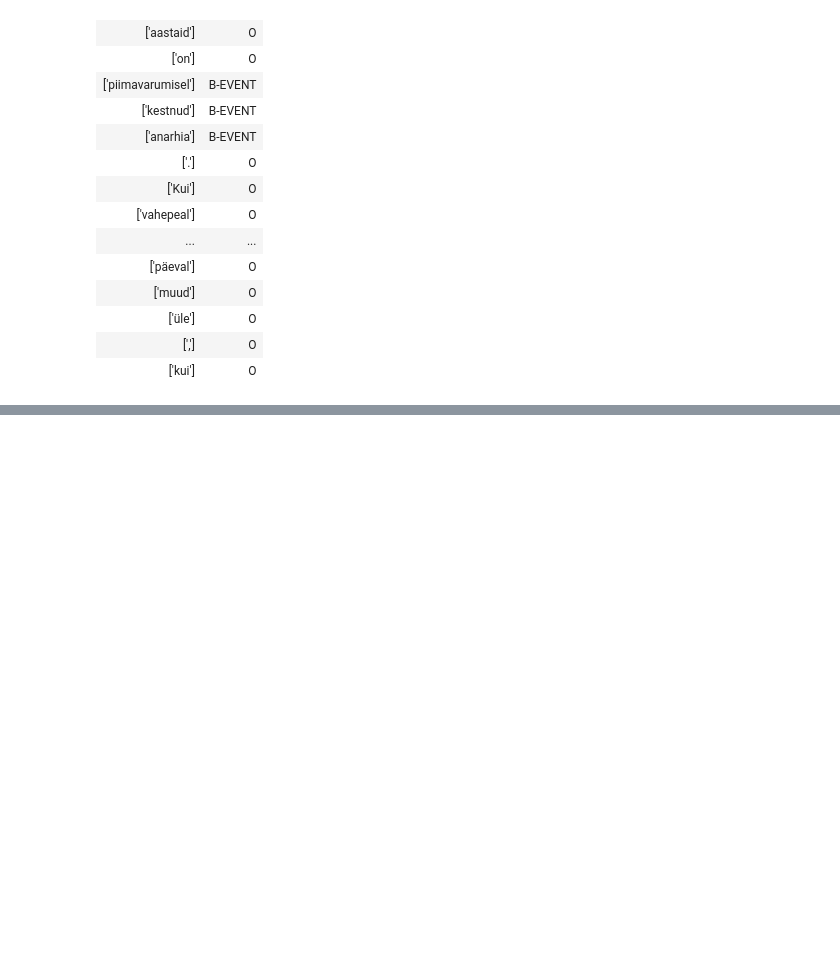
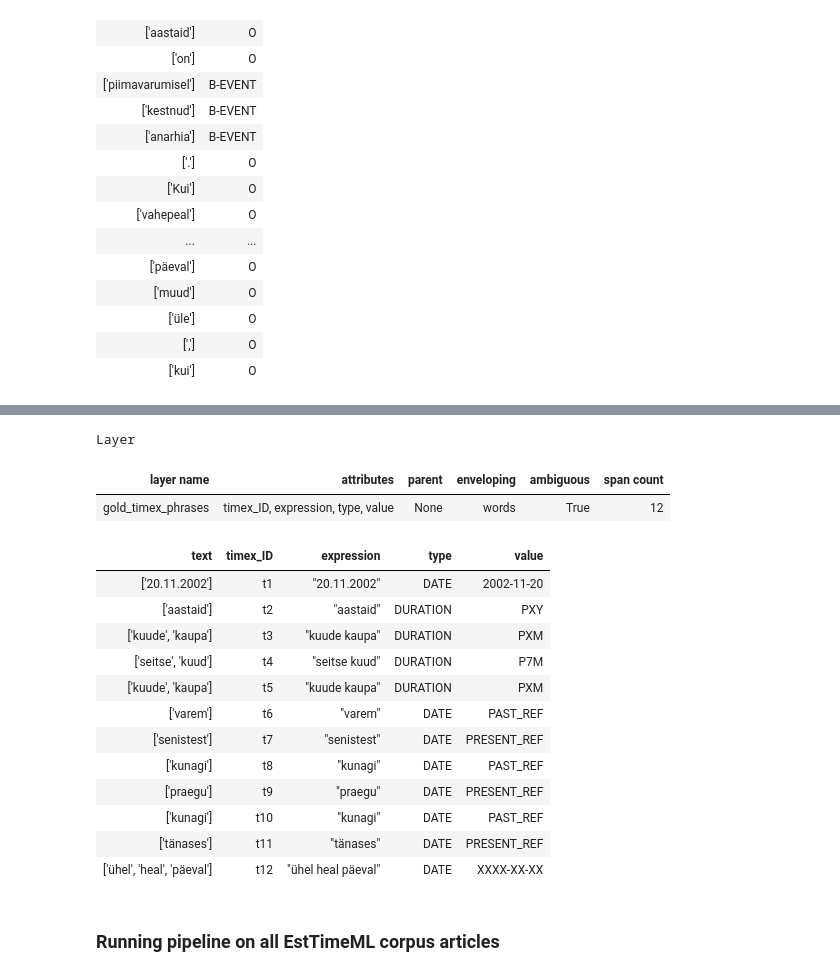
Before and after one commit to ALiivas/Ajasemantika, a Jupyter notebook: data_preprocessing/Corpus reading and creating Text objects with layers.ipynb, the cells around one changed output, grey strips where cells are left out. Drawn from its saved outputs; the diff is of its cells as text; code cells hidden in the pictures; blank space fills up the shorter version.

```diff
--- a/data_preprocessing/Corpus reading and creating Text objects with layers.ipynb
+++ b/data_preprocessing/Corpus reading and creating Text objects with layers.ipynb
@@ -114,3 +128,24 @@ Layer
+# %%
+article_text.gold_timex_phrases
+# %% [output]
+Layer
+| layer name | attributes | parent | enveloping | ambiguous | span count |
+| gold_timex_phrases | timex_ID, expression, type, value | None | words | True | 12 |
+| text | timex_ID | expression | type | value |
+| ['20.11.2002'] | t1 | "20.11.2002" | DATE | 2002-11-20 |
+| ['aastaid'] | t2 | "aastaid" | DURATION | PXY |
+| ['kuude', 'kaupa'] | t3 | "kuude kaupa" | DURATION | PXM |
+| ['seitse', 'kuud'] | t4 | "seitse kuud" | DURATION | P7M |
+| ['kuude', 'kaupa'] | t5 | "kuude kaupa" | DURATION | PXM |
+| ['varem'] | t6 | "varem" | DATE | PAST_REF |
+| ['senistest'] | t7 | "senistest" | DATE | PRESENT_REF |
+| ['kunagi'] | t8 | "kunagi" | DATE | PAST_REF |
+| ['praegu'] | t9 | "praegu" | DATE | PRESENT_REF |
+| ['kunagi'] | t10 | "kunagi" | DATE | PAST_REF |
+| ['tänases'] | t11 | "tänases" | DATE | PRESENT_REF |
+| ['ühel', 'heal', 'päeval'] | t12 | "ühel heal päeval" | DATE | XXXX-XX-XX |
+# %% [markdown]
+### Running pipeline on all EstTimeML corpus articles
 # %%
 baseAnnotations = load_base_segmentation(baseAnnotationFile)
 (eventsByLoc, eventsByID) = load_entity_annotation(eventAnnotationFile)
```
Also changed, not shown: parts of 13 cells of this notebook.
